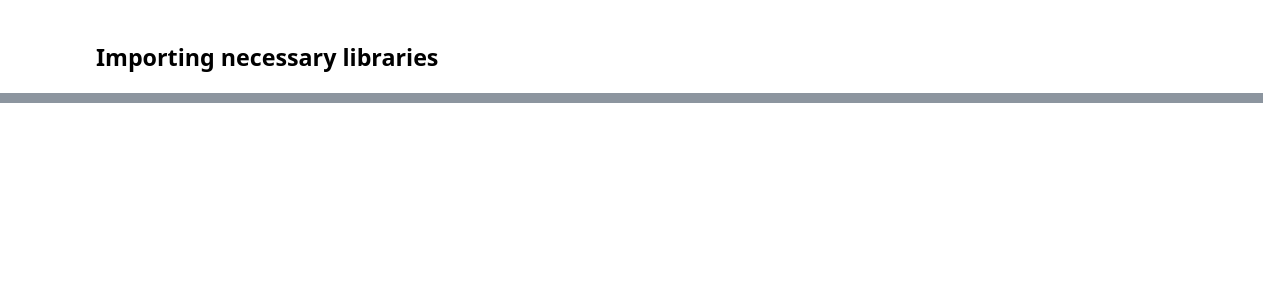
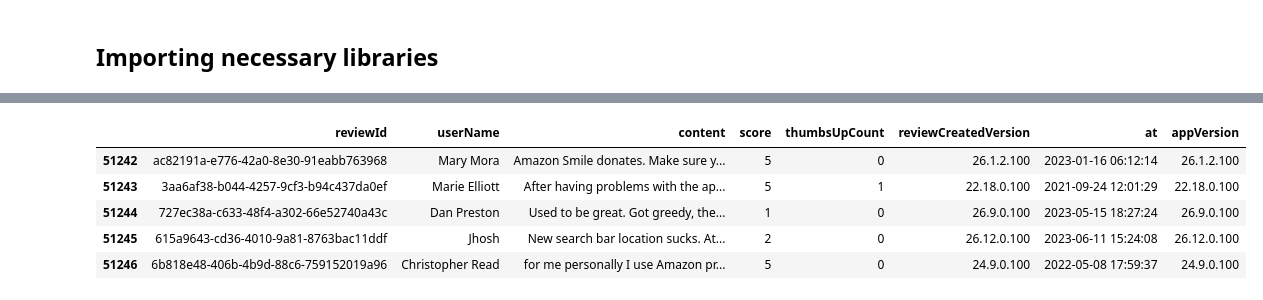
Before and after one commit to SakshiKhare7/Learning-Data-Analysis, a Jupyter notebook: [CODE]_Main.ipynb, the cells around one changed output, grey strips where cells are left out. Cells and saved outputs as stored; diff of their text form; code cells hidden in the pictures; blank space fills up the shorter version.

```diff
--- a/[CODE]_Main.ipynb
+++ b/[CODE]_Main.ipynb
@@ -27,0 +62,9 @@ files.upload()
+# %%
+data_frames.tail()
+# %% [output]
+|  | reviewId | userName | content | score | thumbsUpCount | reviewCreatedVersion | at | appVersion |
+| 51242 | ac82191a-e776-42a0-8e30-91eabb763968 | Mary Mora | Amazon Smile donates. Make sure y... | 5 | 0 | 26.1.2.100 | 2023-01-16 06:12:14 | 26.1.2.100 |
+| 51243 | 3aa6af38-b044-4257-9cf3-b94c437da0ef | Marie Elliott | After having problems with the ap... | 5 | 1 | 22.18.0.100 | 2021-09-24 12:01:29 | 22.18.0.100 |
+| 51244 | 727ec38a-c633-48f4-a302-66e52740a43c | Dan Preston | Used to be great. Got greedy, the... | 1 | 0 | 26.9.0.100 | 2023-05-15 18:27:24 | 26.9.0.100 |
+| 51245 | 615a9643-cd36-4010-9a81-8763bac11ddf | Jhosh | New search bar location sucks. At... | 2 | 0 | 26.12.0.100 | 2023-06-11 15:24:08 | 26.12.0.100 |
+| 51246 | 6b818e48-406b-4b9d-88c6-759152019a96 | Christopher Read | for me personally I use Amazon pr... | 5 | 0 | 24.9.0.100 | 2022-05-08 17:59:37 | 24.9.0.100 |
```
Also changed, not shown: parts of 10 cells of this notebook.
